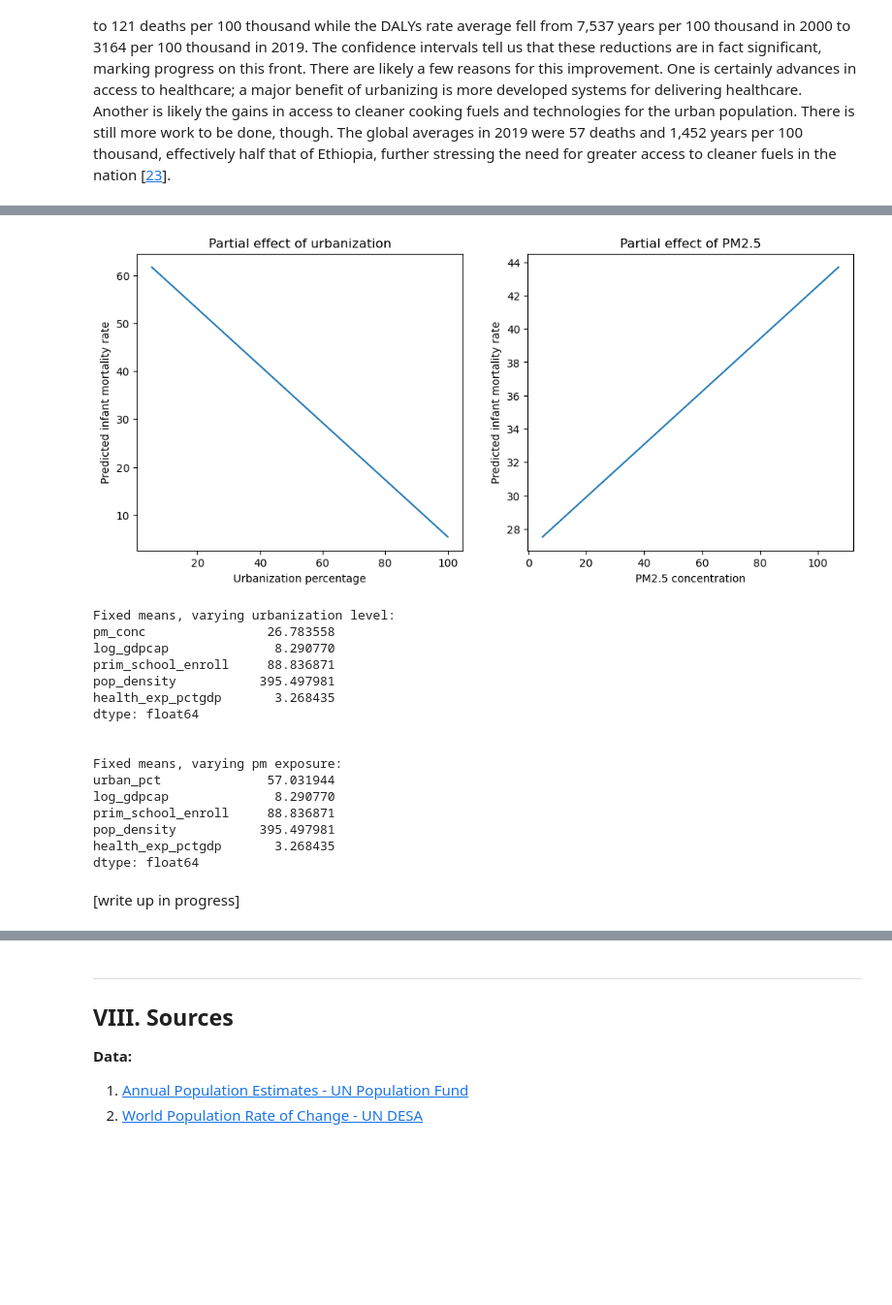
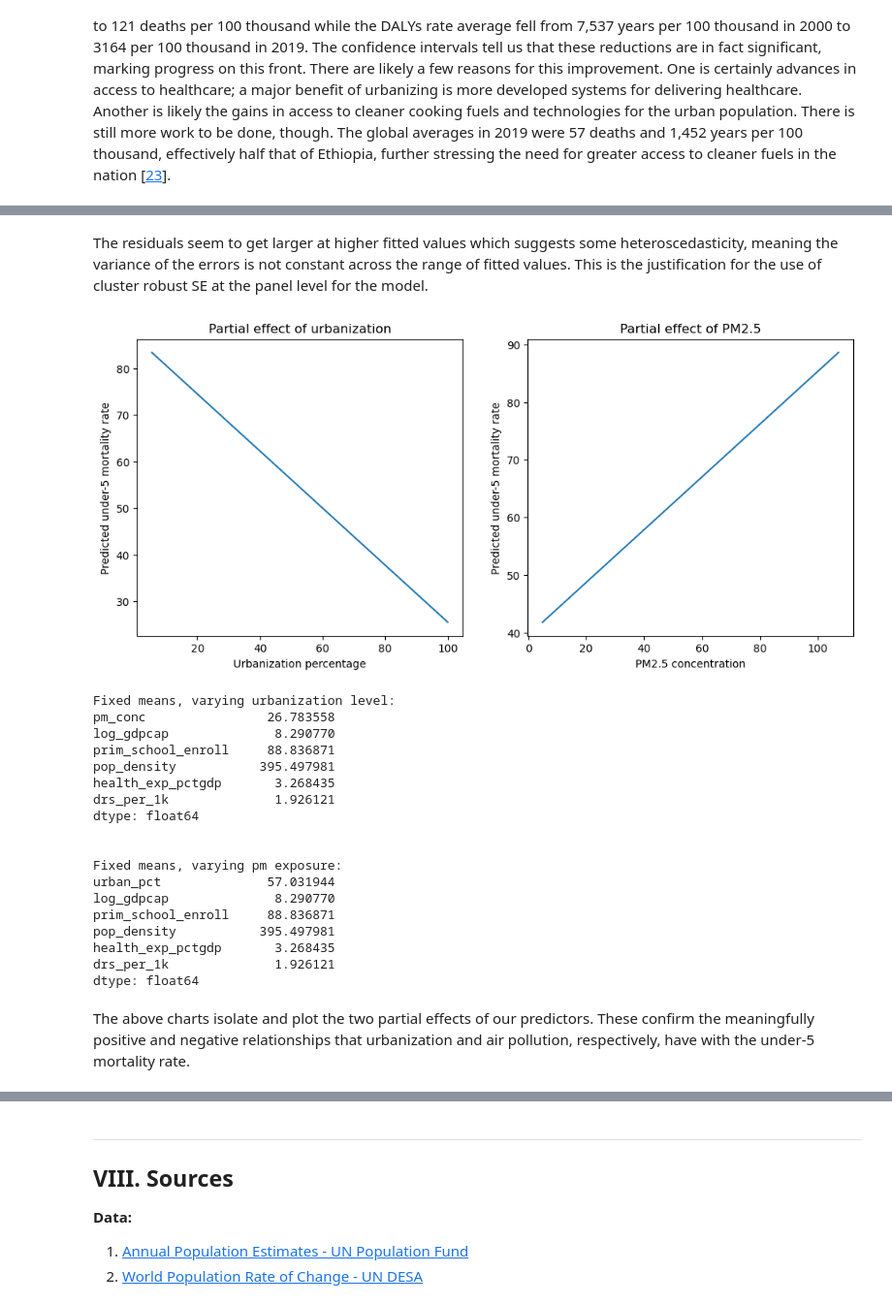
Before and after one commit to Yishak-Ali/Air-Pollution-in-Ethiopia-Report, a Jupyter notebook: Analyzing Air Pollution and Associated Burden of Disease in Ethiopia.ipynb, the cells around one changed output, grey strips where cells are left out. Shown at 97% size. Saved outputs shown, nothing was run; the diff lists cells and outputs as text; code cells hidden in the pictures; blank space fills up the shorter version.

```diff
--- a/Analyzing Air Pollution and Associated Burden of Disease in Ethiopia.ipynb
+++ b/Analyzing Air Pollution and Associated Burden of Disease in Ethiopia.ipynb
@@ -295,7 +302,8 @@ dfs = {'by_country_pm': by_country_pm, 'by_country_tpop': by_country_tpop,
        'by_country_gdpcap': by_country_gdpcap, 'by_country_ghgcap': by_country_ghgcap,
        'by_country_health_exp': by_country_health_exp, 'by_country_drs': by_country_drs,
        'by_country_edu': by_country_edu, 'by_country_life_exp': by_country_life_exp,
-       'by_country_inf_mort': by_country_inf_mort, 'by_country_elderly': by_country_elderly}
+       'by_country_inf_mort': by_country_inf_mort, 'by_country_elderly': by_country_elderly,
+       'by_country_under5_mort': by_country_under5_mort}
 
 for key, df in dfs.items():
     df_cleaned = df.iloc[:31, 2:].copy()
@@ -321,6 +329,7 @@ by_country_edu = dfs['by_country_edu']
 by_country_life_exp = dfs['by_country_life_exp']
 by_country_inf_mort = dfs['by_country_inf_mort']
 by_country_elderly = dfs['by_country_elderly']
+by_country_under5_mort = dfs['by_country_under5_mort']
 # %%
 # Cleaning density by country data
 by_country_pden.drop(['Country Name', 'Indicator Name', 'Indicator Code'], axis=1, inplace=True)
@@ -335,18 +344,20 @@ by_country_pol_deaths = by_country_pol_deaths[['SpatialDimValueCode', 'Period',
 by_country_pol_deaths.columns = ['code', 'year', 'by_country_mrate']
 # %%
 # Merging dfs into table for regression
-ctry_indicators = by_country_life_exp
+ctry_indicators = by_country_under5_mort
 for df in [by_country_inf_mort, by_country_urban_pct, by_country_pm, by_country_gdpcap,
            by_country_pden, by_country_edu, by_country_elderly, by_country_health_exp, by_country_drs,
-           by_country_rf, by_country_ghgcap]:
+           by_country_rf, by_country_ghgcap, by_country_life_exp]:
     ctry_indicators = ctry_indicators.merge(df, how='left', on=['code', 'year'])
 
 ctry_indicators = ctry_indicators[['year', 'code', 'by_country_pden', 'by_country_urban_pct','by_country_gdpcap',
                                    'by_country_pm', 'by_country_health_exp','by_country_edu', 'by_country_life_exp',
                                    'by_country_inf_mort', 'by_country_elderly', 'by_country_drs', 'by_country_rf',
-                                   'by_country_ghgcap']]
+                                   'by_country_ghgcap', 'by_country_under5_mort']]
 ctry_indicators.columns = ['year', 'code', 'pop_density', 'urban_pct', 'gdp_per_cap', 'pm_conc', 'health_exp_pctgdp',
-                           'prim_school_enroll', 'life_exp', 'infant_mort', 'pct_over_65', 'drs_per_1k', 'rf_access', 'ghg_per_cap']
+                           'prim_school_enroll', 'life_exp', 'infant_mort', 'pct_over_65', 'drs_per_1k', 'rf_access', 'ghg_per_cap',
+                           'under5_mort']
+ctry_indicators['log_gdpcap'] = np.log(ctry_indicators['gdp_per_cap']) # transforming to avoid skew later
 # %% [markdown]
 ___
 ## IV. Cleaning Outputs
@@ -1540,15 +1566,14 @@ ctry_indicators.describe()
 # %%
-ctry_indicators['log_gdpcap'] = np.log(ctry_indicators['gdp_per_cap']) # transforming to avoid skew
 reg_data = ctry_indicators.set_index(['code', 'year'])
 
 # Fixed effects model with entity & time effects
 model = PanelOLS.from_formula(
-    ''' infant_mort ~ 1 + urban_pct*pm_conc + log_gdpcap + prim_school_enroll
-    + pop_density + health_exp_pctgdp + EntityEffects + TimeEffects
+    ''' under5_mort ~ 1 + urban_pct*pm_conc + log_gdpcap + prim_school_enroll
+    + pop_density + health_exp_pctgdp  + drs_per_1k  + EntityEffects + TimeEffects
     ''',
     data=reg_data
 )
-results = model.fit(cov_type='robust') # residual vs fitted suggests heteroskedasticity (see below); using robust se
+results = model.fit(cov_type='clustered', cluster_entity=True) # cluster robust SE at the entity lvl
 results.summary
 # %% [output]
 Inputs contain missing values. Dropping rows with missing observations.
@@ -1614,6 +1660,11 @@ plt.show()
+# %% [markdown]
+The residuals seem to get larger at higher fitted values which suggests some heteroscedasticity, meaning the variance of the errors is not constant across the range of fitted values. This is the justification for the use of cluster robust SE at the panel level for the model.
 # %%
+# Plotting partial effects
+
 # Fixing all but by_country_urban_pct at their mean
-mean_values_urban_pct = reg_data[['pm_conc', 'log_gdpcap', 'prim_school_enroll', 'pop_density', 'health_exp_pctgdp']].mean()
+mean_values_urban_pct = reg_data[['pm_conc', 'log_gdpcap', 'prim_school_enroll', 'pop_density', 'health_exp_pctgdp',
+                                  'drs_per_1k']].mean()
 
 # Creating the range of urbanization percentages to evaluate
 urban_pct_range = np.linspace(reg_data['urban_pct'].min(), reg_data['urban_pct'].max(), 100)
@@ -1623,54 +1674,56 @@ predicted_on_urb = (
     results.params['Intercept'] +
     results.params['urban_pct'] * urban_pct_range +
     # Multiplying mean values of other variables by their respective coefficients
-    sum(mean_values_urban_pct * results.params[['pm_conc', 'log_gdpcap', 'prim_school_enroll', 'pop_density', 'health_exp_pctgdp']])
+    sum(mean_values_urban_pct * results.params[['pm_conc', 'log_gdpcap', 'prim_school_enroll', 'pop_density', 'health_exp_pctgdp',
+                                                'drs_per_1k']])
 )
 
 # Fixing all but by_country_pm at their mean
-mean_values_pm = reg_data[['urban_pct', 'log_gdpcap', 'prim_school_enroll', 'pop_density', 'health_exp_pctgdp']].mean()
+mean_values_pm = reg_data[['urban_pct', 'log_gdpcap', 'prim_school_enroll', 'pop_density', 'health_exp_pctgdp',
+                           'drs_per_1k']].mean()
 
 # Creating the range of urbanization percentages to evaluate
 pm_range = np.linspace(reg_data['pm_conc'].min(), reg_data['pm_conc'].max(), 100)
 
 # Calculating predicted mortality for each value of pm exposure
 predicted_on_pm = (
     results.params['Intercept'] +
     results.params['pm_conc'] * pm_range +
     # Multiplying mean values of other variables by their respective coefficients
-    sum(mean_values_pm * results.params[['urban_pct', 'log_gdpcap', 'prim_school_enroll', 'pop_density', 'health_exp_pctgdp']])
+    sum(mean_values_pm * results.params[['urban_pct', 'log_gdpcap', 'prim_school_enroll', 'pop_density', 'health_exp_pctgdp',
+                                         'drs_per_1k']])
 )
 
 # Setting up subplots
 fig, axes = plt.subplots(1, 2, figsize=(12, 5))
 
 # Plotting partial effect of urbanization
 axes[0].plot(urban_pct_range, predicted_on_urb)
 axes[0].set_xlabel('Urbanization percentage')
-axes[0].set_ylabel('Predicted infant mortality rate')
+axes[0].set_ylabel('Predicted under-5 mortality rate')
 axes[0].set_title('Partial effect of urbanization')
-
 
 # Plotting partial effect of pm exposure
 axes[1].plot(pm_range, predicted_on_pm)
 axes[1].set_xlabel('PM2.5 concentration')
-axes[1].set_ylabel('Predicted infant mortality rate')
+axes[1].set_ylabel('Predicted under-5 mortality rate')
 axes[1].set_title('Partial effect of PM2.5')
-
 
 plt.show()
 print('Fixed means, varying urbanization level:')
 print(mean_values_urban_pct)
 print('\n')
 print('Fixed means, varying pm exposure:')
 print(mean_values_pm)
 # %% [output]
-[figure, old version]
+[figure, new version]
 Fixed means, varying urbanization level:
 pm_conc                26.783558
 log_gdpcap              8.290770
 prim_school_enroll     88.836871
 pop_density           395.497981
 health_exp_pctgdp       3.268435
+drs_per_1k              1.926121
 dtype: float64
 
 
@@ -1680,9 +1733,10 @@ log_gdpcap              8.290770
 prim_school_enroll     88.836871
 pop_density           395.497981
 health_exp_pctgdp       3.268435
+drs_per_1k              1.926121
 dtype: float64
-# %% [markdown]
-[write up in progress]
+# %% [markdown]
+The above charts isolate and plot the two partial effects of our predictors. These confirm the meaningfully positive and negative relationships that urbanization and air pollution, respectively, have with the under-5 mortality rate.
 # %% [markdown]
 ___
 ## VII. Conclusions
```
Also changed, not shown: parts of 14 cells of this notebook, 1 other file.
